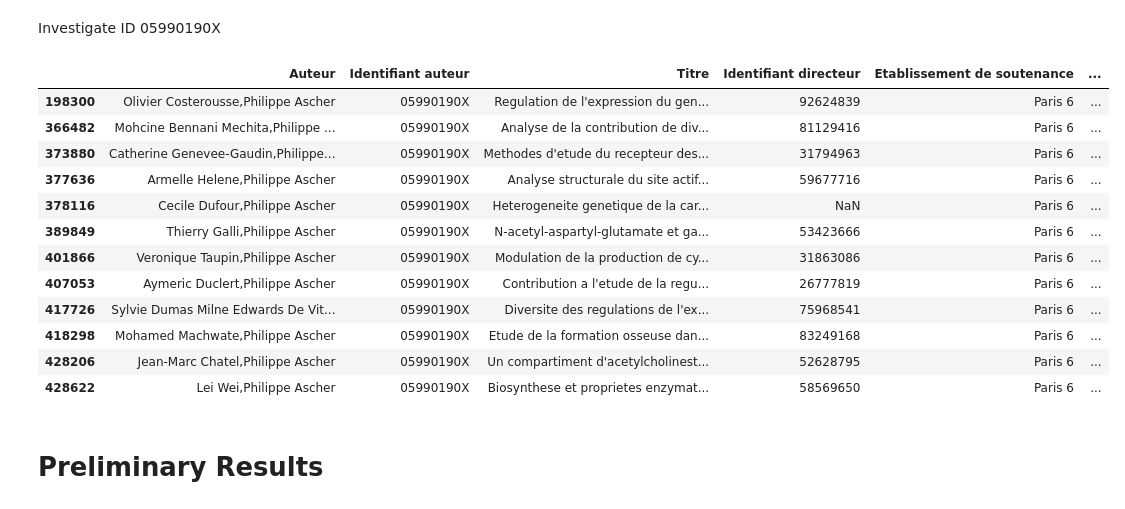
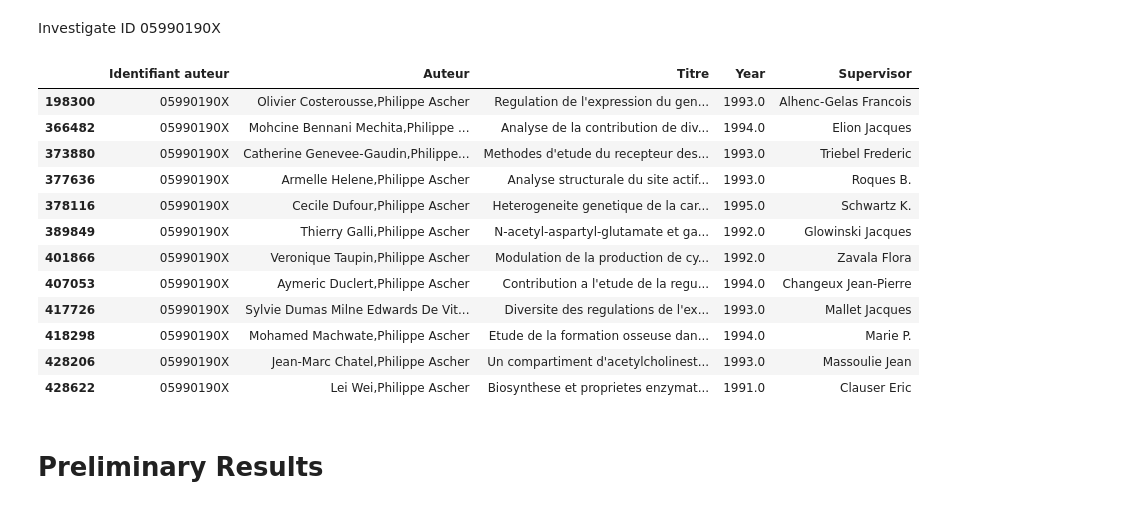
Before and after one commit to buu-nguyen/PIB3-DataWrangling, a Jupyter notebook: dealing_with_missing_data.ipynb, the cells around one changed output. Saved outputs shown, nothing was run; the diff lists cells and outputs as text; code cells hidden in the pictures.

```diff
--- a/dealing_with_missing_data.ipynb
+++ b/dealing_with_missing_data.ipynb
@@ -215,21 +219,21 @@ Name: Identifiant auteur, dtype: int64
 # %% [markdown]
 Investigate ID 05990190X
 # %%
-df[df['Identifiant auteur'] == '05990190X']
+df[df['Identifiant auteur'] == '05990190X'][['Identifiant auteur', 'Auteur', 'Titre', 'Year', 'Supervisor']]
 # %% [output]
-|  | Auteur | Identifiant auteur | Titre | Identifiant directeur | Etablissement de soutenance | ... |
-| 198300 | Olivier Costerousse,Philippe Ascher | 05990190X | Regulation de l'expression du gen... | 92624839 | Paris 6 | ... |
-| 366482 | Mohcine Bennani Mechita,Philippe ... | 05990190X | Analyse de la contribution de div... | 81129416 | Paris 6 | ... |
-| 373880 | Catherine Genevee-Gaudin,Philippe... | 05990190X | Methodes d'etude du recepteur des... | 31794963 | Paris 6 | ... |
-| 377636 | Armelle Helene,Philippe Ascher | 05990190X | Analyse structurale du site actif... | 59677716 | Paris 6 | ... |
-| 378116 | Cecile Dufour,Philippe Ascher | 05990190X | Heterogeneite genetique de la car... | NaN | Paris 6 | ... |
-| 389849 | Thierry Galli,Philippe Ascher | 05990190X | N-acetyl-aspartyl-glutamate et ga... | 53423666 | Paris 6 | ... |
-| 401866 | Veronique Taupin,Philippe Ascher | 05990190X | Modulation de la production de cy... | 31863086 | Paris 6 | ... |
-| 407053 | Aymeric Duclert,Philippe Ascher | 05990190X | Contribution a l'etude de la regu... | 26777819 | Paris 6 | ... |
-| 417726 | Sylvie Dumas Milne Edwards De Vit... | 05990190X | Diversite des regulations de l'ex... | 75968541 | Paris 6 | ... |
-| 418298 | Mohamed Machwate,Philippe Ascher | 05990190X | Etude de la formation osseuse dan... | 83249168 | Paris 6 | ... |
-| 428206 | Jean-Marc Chatel,Philippe Ascher | 05990190X | Un compartiment d'acetylcholinest... | 52628795 | Paris 6 | ... |
-| 428622 | Lei Wei,Philippe Ascher | 05990190X | Biosynthese et proprietes enzymat... | 58569650 | Paris 6 | ... |
+|  | Identifiant auteur | Auteur | Titre | Year | Supervisor |
+| 198300 | 05990190X | Olivier Costerousse,Philippe Ascher | Regulation de l'expression du gen... | 1993.0 | Alhenc-Gelas Francois |
+| 366482 | 05990190X | Mohcine Bennani Mechita,Philippe ... | Analyse de la contribution de div... | 1994.0 | Elion Jacques |
+| 373880 | 05990190X | Catherine Genevee-Gaudin,Philippe... | Methodes d'etude du recepteur des... | 1993.0 | Triebel Frederic |
+| 377636 | 05990190X | Armelle Helene,Philippe Ascher | Analyse structurale du site actif... | 1993.0 | Roques B. |
+| 378116 | 05990190X | Cecile Dufour,Philippe Ascher | Heterogeneite genetique de la car... | 1995.0 | Schwartz K. |
+| 389849 | 05990190X | Thierry Galli,Philippe Ascher | N-acetyl-aspartyl-glutamate et ga... | 1992.0 | Glowinski Jacques |
+| 401866 | 05990190X | Veronique Taupin,Philippe Ascher | Modulation de la production de cy... | 1992.0 | Zavala Flora |
+| 407053 | 05990190X | Aymeric Duclert,Philippe Ascher | Contribution a l'etude de la regu... | 1994.0 | Changeux Jean-Pierre |
+| 417726 | 05990190X | Sylvie Dumas Milne Edwards De Vit... | Diversite des regulations de l'ex... | 1993.0 | Mallet Jacques |
+| 418298 | 05990190X | Mohamed Machwate,Philippe Ascher | Etude de la formation osseuse dan... | 1994.0 | Marie P. |
+| 428206 | 05990190X | Jean-Marc Chatel,Philippe Ascher | Un compartiment d'acetylcholinest... | 1993.0 | Massoulie Jean |
+| 428622 | 05990190X | Lei Wei,Philippe Ascher | Biosynthese et proprietes enzymat... | 1991.0 | Clauser Eric |
 # %% [markdown]
 # Preliminary Results
 # %% [markdown]
```
Also changed, not shown: parts of 18 cells of this notebook, 5 other files.
